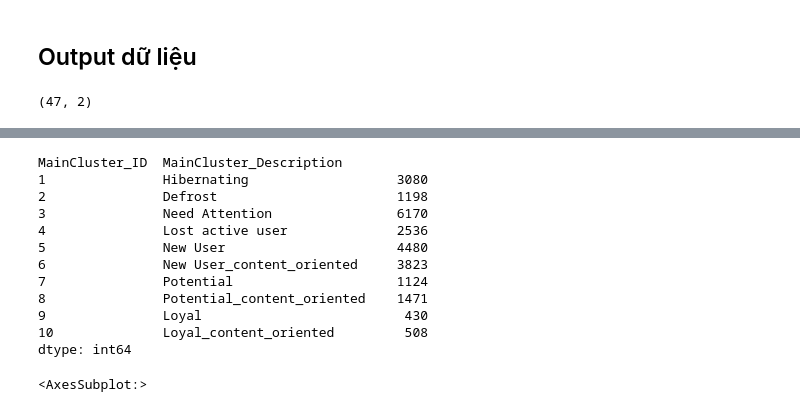
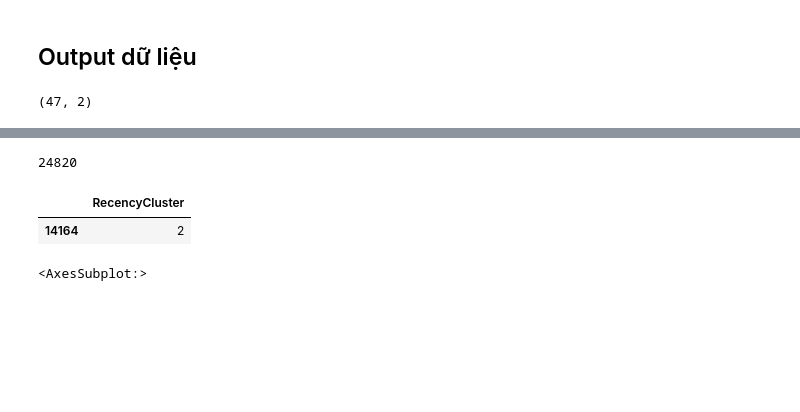
Before and after one commit to ngttnguyen/myscala, a Jupyter notebook: Voiz_project/Voizfm_Clustering_DFM.ipynb, the cells around one changed output, grey strips where cells are left out. Cells and saved outputs as stored; diff of their text form; code cells hidden in the pictures; blank space fills up the shorter version.

```diff
--- a/Voiz_project/Voizfm_Clustering_DFM.ipynb
+++ b/Voiz_project/Voizfm_Clustering_DFM.ipynb
@@ -942,7 +951,7 @@ Potential_content_oriented     3
 dtype: int64
 # %%
-RFD_cluster_dict = {'Hibernating':1,'Defrost':2,'Need Attention':3, 'Lost active user':4, 'New User':5,'New User_content_oriented':6,
-                   'Potential':7, 'Potential_content_oriented':8,'Loyal':9,'Loyal_content_oriented':10}
+RFD_cluster_dict = {'Hibernating':1,'Defrost':2,'Need Attention':3, 'Lost active user':4, 'New User, Skimming Listeners':5,'New Users, Content Lovers':6,
+                   'Potential, Skimming Listeners':7, 'Potential, Content Lovers':8,'Loyal Users, Skimming Listeners':9,'Loyal Users, Content Lovers':10}
 # %%
 RFD_category_df["MainCluster_ID"] =RFD_category_df["MainCluster_Description"].map(lambda x:RFD_cluster_dict[x])
 # %%
@@ -953,20 +964,20 @@ RFD_cluster_df[export_features].to_excel("data/RFD_Clustering_result.xlsx")
 # %%
 # data = RFD_cluster_df.groupby(['MainCluster_ID','MainCluster_Description']).agg({"User_ID":"count"}).reset_index()
 # data.columns=['MainCluster_ID','MainCluster_Description',"#"]
-RFD_cluster_df.groupby(['MainCluster_ID','MainCluster_Description']).size()
+t = RFD_cluster_df.groupby(['MainCluster_ID','MainCluster_Description']).agg({"User_ID":"count"}).reset_index().rename(columns = {"User_ID":"#"}).sort_values(by = ["MainCluster_ID"], ascending=False)
+total_free_user = t["#"].sum()
+t["%"]=t["#"].map(lambda x: round(x*100/total_free_user,2))
+t.to_excel("data/1.RFD_Counting.xlsx")
-# %% [output]
-MainCluster_ID  MainCluster_Description
-1               Hibernating                   3080
-2               Defrost                       1198
-3               Need Attention                6170
-4               Lost active user              2536
-5               New User                      4480
-6               New User_content_oriented     3823
-7               Potential                     1124
-8               Potential_content_oriented    1471
-9               Loyal                          430
-10              Loyal_content_oriented         508
-dtype: int64
+# %%
+total_free_user
+# %% [output]
+24820
+# %%
+R_lst = RFD_cluster_df.loc[RFD_cluster_df.MainCluster_ID == 10,["RecencyCluster"]]
+R_lst.head(1)
+# %% [output]
+|  | RecencyCluster |
+| 14164 | 2 |
 # %%
 data=free_FRD_result[['User_ID','RecencyCluster','FrequencyCluster','DensityCluster','MainCluster_Description','MainCluster_ID']]
 sns.heatmap(data.corr(), cmap="YlGnBu", annot=True)
```
Also changed, not shown: parts of 17 cells of this notebook, 7 other files.
